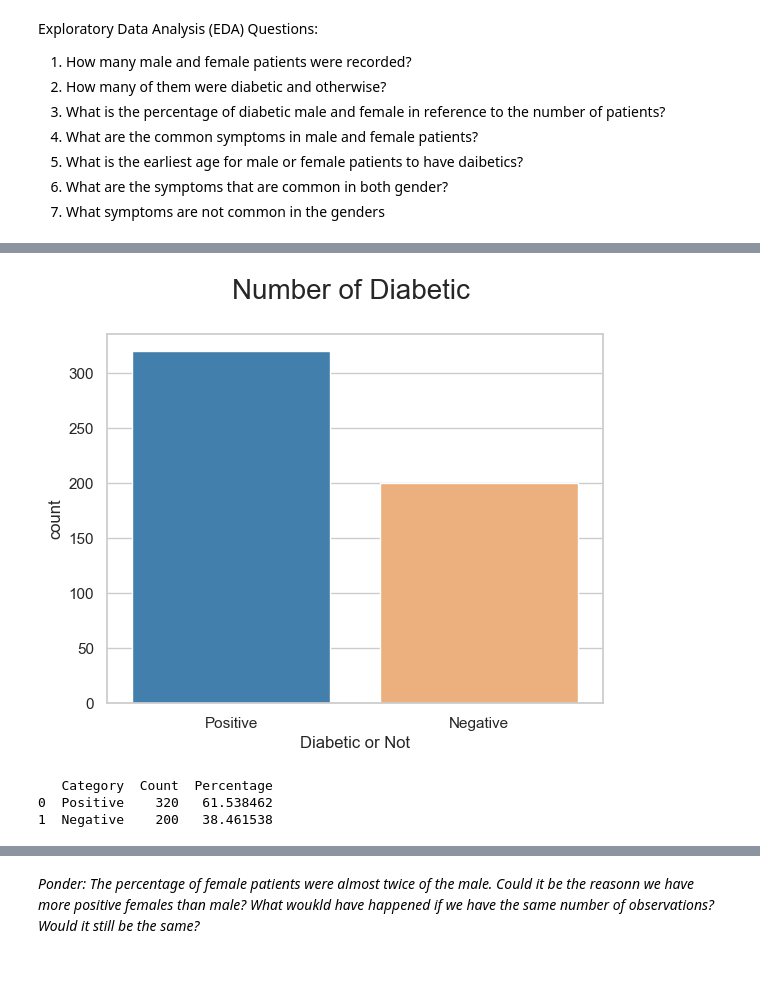
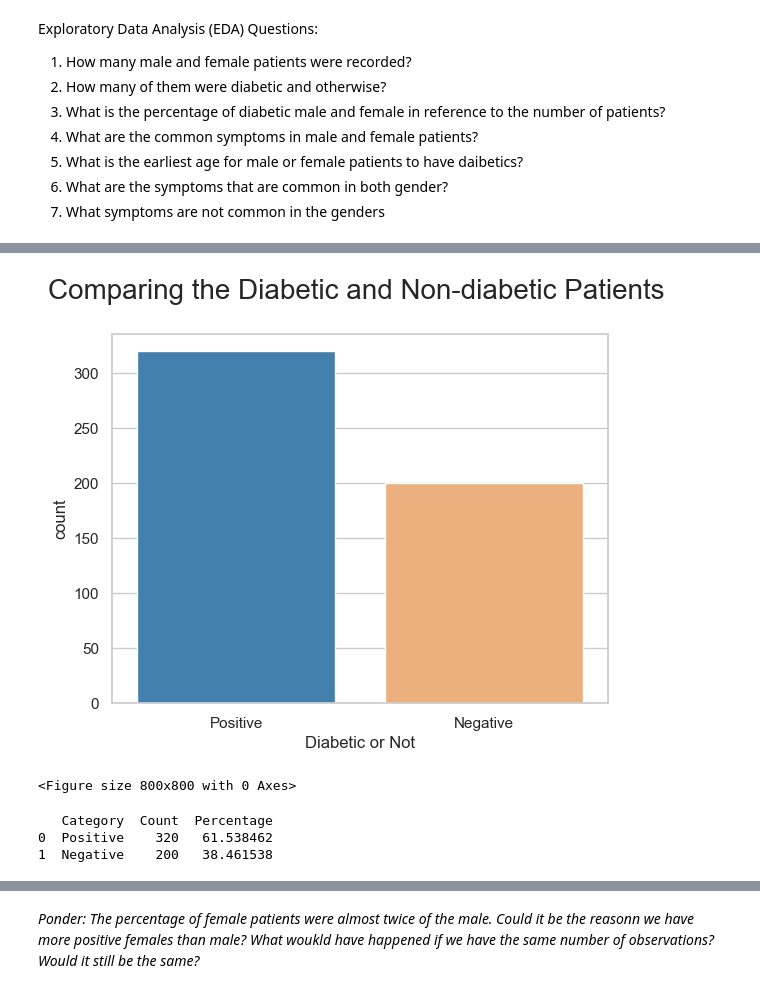
Before and after one commit to ifuu16/diabetes_early_detection, a Jupyter notebook: Early_Diabetes_Detection.ipynb, the cells around one changed output, grey strips where cells are left out. Saved outputs shown, nothing was run; the diff lists cells and outputs as text; code cells hidden in the pictures.

```diff
--- a/Early_Diabetes_Detection.ipynb
+++ b/Early_Diabetes_Detection.ipynb
@@ -92,38 +94,40 @@ plt.show()
 #2 Percentage of diabetic
 
 sns.set(style='whitegrid')  # Set a white grid background for better readability
 
 class_plot = sns.countplot(x='Class', data=data, palette=['#3182bd', '#fdae6b'])
 # Set plot labels and title
-plt.title('Number of Diabetic ', fontsize= 20, pad=25)
+plt.title('Comparing the Diabetic and Non-diabetic Patients ', fontsize= 20, pad=25)
 plt.xlabel('Diabetic or Not')
+plt.figure(figsize=(8,8))
 
 plt.show()
 
 
 
 #create pandas series
 data_series =  pd.Series( data['Class'])
 
 # Use value_counts() to count occurrences
 value_counts = data_series.value_counts()
 
 
 # Create a DataFrame
 df_counts = pd.DataFrame(value_counts).reset_index()
 df_counts.columns = ['Category', 'Count']
 
 # Calculate percentages
 total_count = df_counts['Count'].sum()
 df_counts['Percentage'] = (df_counts['Count'] / total_count) * 100
 
 # Display the result
 print(df_counts)
 # %% [output]
-[figure, old version]
+[figure, new version]
-   Category  Count  Percentage
-0  Positive    320   61.538462
-1  Negative    200   38.461538
+<Figure size 800x800 with 0 Axes>
+   Category  Count  Percentage
+0  Positive    320   61.538462
+1  Negative    200   38.461538
 # %%
 #3 Number of Male and female that has diabeties
 
```
Also changed, not shown: parts of 5 cells of this notebook.
